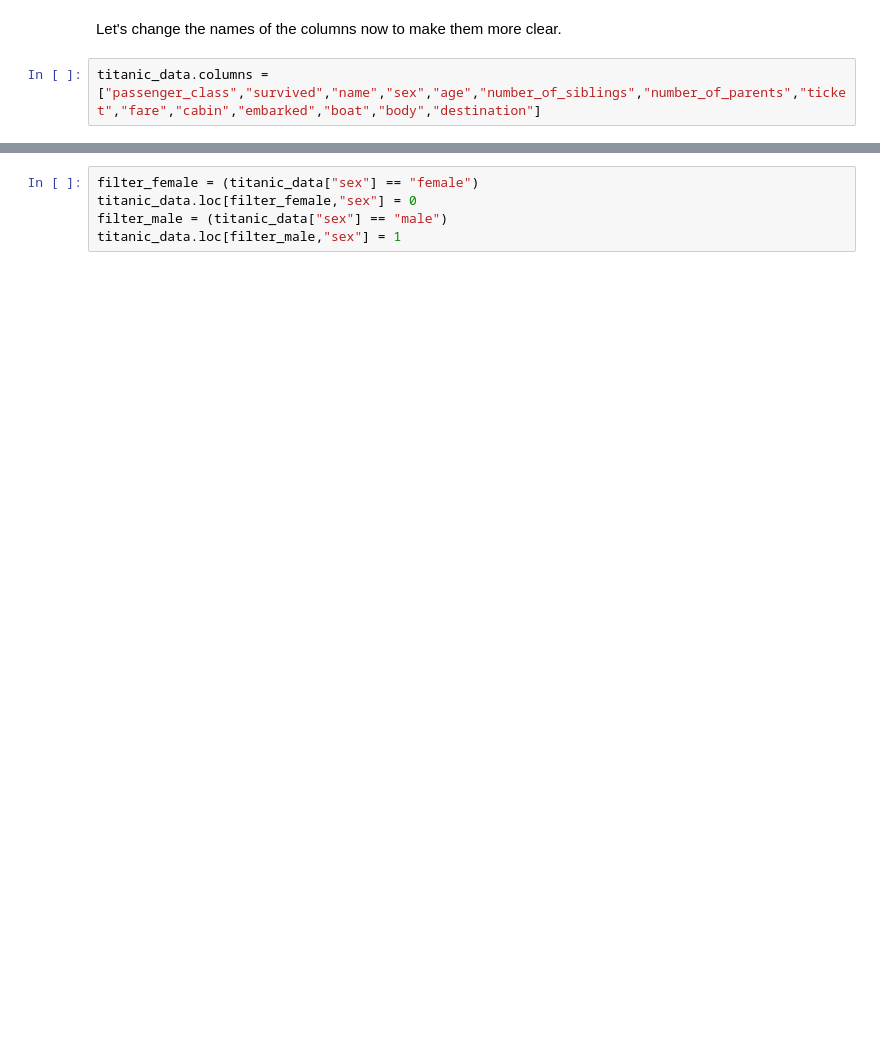
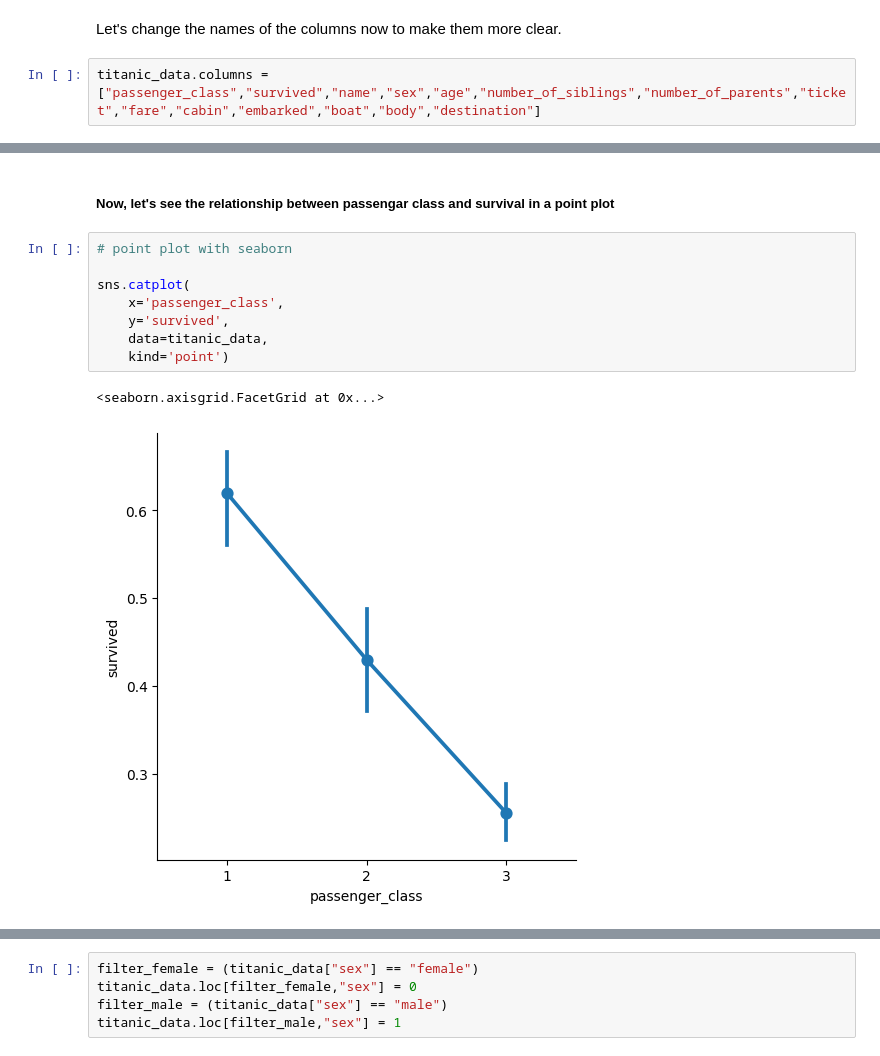
Before and after one commit to arthurbirate/DataNexa_Cloud_AI, a Jupyter notebook: 1. Data exploration/1.1 Titanic cleaning.ipynb, the cells around one changed output, grey strips where cells are left out. Saved outputs shown, nothing was run; the diff lists cells and outputs as text; blank space fills up the shorter version.

```diff
--- a/1. Data exploration/1.1 Titanic cleaning.ipynb
+++ b/1. Data exploration/1.1 Titanic cleaning.ipynb
@@ -87,0 +175,13 @@ titanic_data.columns = ["passenger_class","survived","name","sex","age","number_
+# %% [markdown]
+##### Now, let's see the relationship between passengar class and survival in a point plot
+# %%
+# point plot with seaborn
+
+sns.catplot(
+    x='passenger_class',
+    y='survived',
+    data=titanic_data,
+    kind='point')
+# %% [output]
+<seaborn.axisgrid.FacetGrid at 0x...>
+[figure, added]
```
Also changed, not shown: parts of 30 cells of this notebook, 2 other files.
